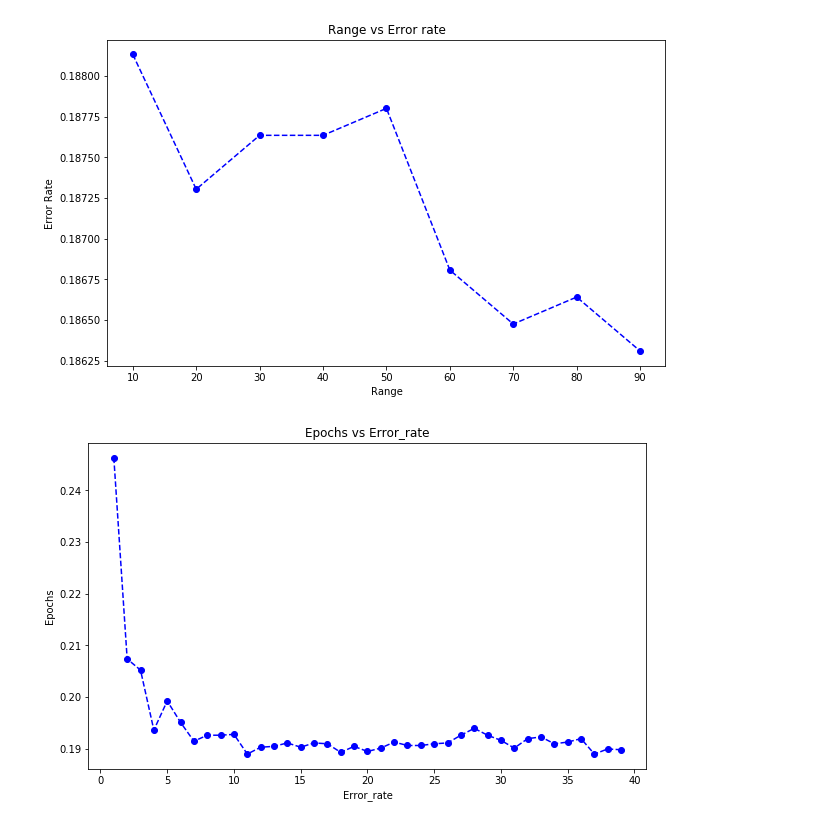
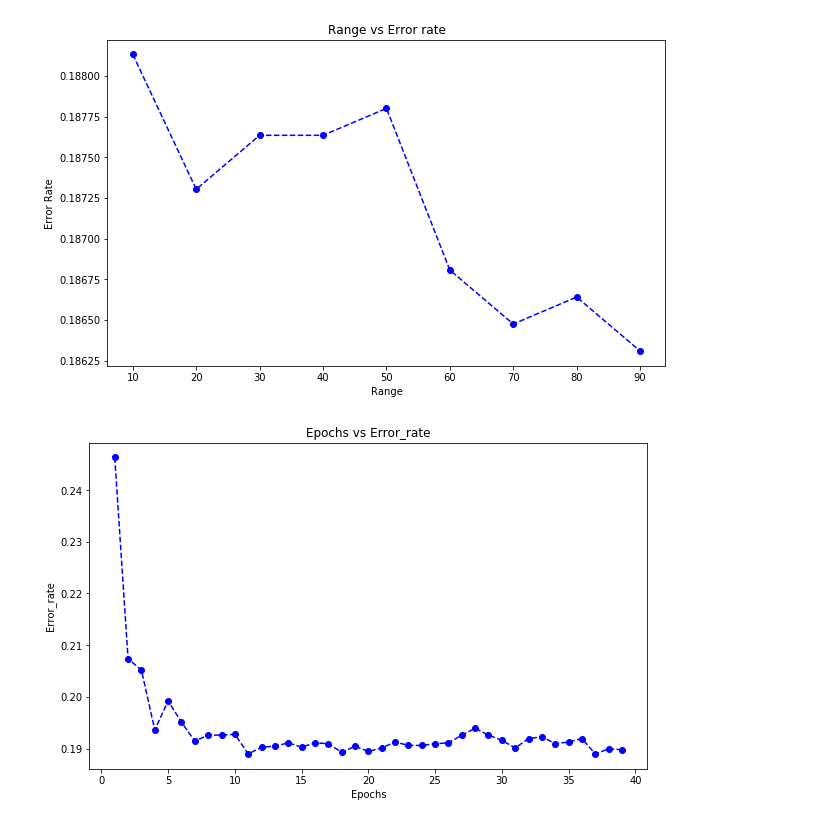
Before and after one commit to AkshayLaddha943/Adult-Income-Dataset, a Jupyter notebook: Adult.ipynb, the cells around one changed output. Drawn from its saved outputs; the diff is of its cells as text; code cells hidden in the pictures.

```diff
--- a/Adult.ipynb
+++ b/Adult.ipynb
@@ -219,18 +219,18 @@ plt.show()
 # %%
 #Applying KNN & checking the optimal number of neighbours which gives a minimum error rate
 error_rate = []
 for k in range(1,40):
     knn = KNeighborsClassifier(n_neighbors = k, metric = 'minkowski', p = 2)
     knn.fit(X_train, y_train)
     pred = knn.predict(X_test)
     error_rate.append(np.mean(pred != y_test))
 
 
 plt.figure(figsize = (10,6))
 plt.plot(range(1,40), error_rate, linestyle = 'dashed', color = 'blue', marker = 'o')
 plt.title("Epochs vs Error_rate")
-plt.xlabel("Error_rate")
-plt.ylabel("Epochs")
+plt.xlabel("Epochs")
+plt.ylabel("Error_rate")
 plt.show()
 # %% [output]
-[figure, old version]
+[figure, new version]
```
